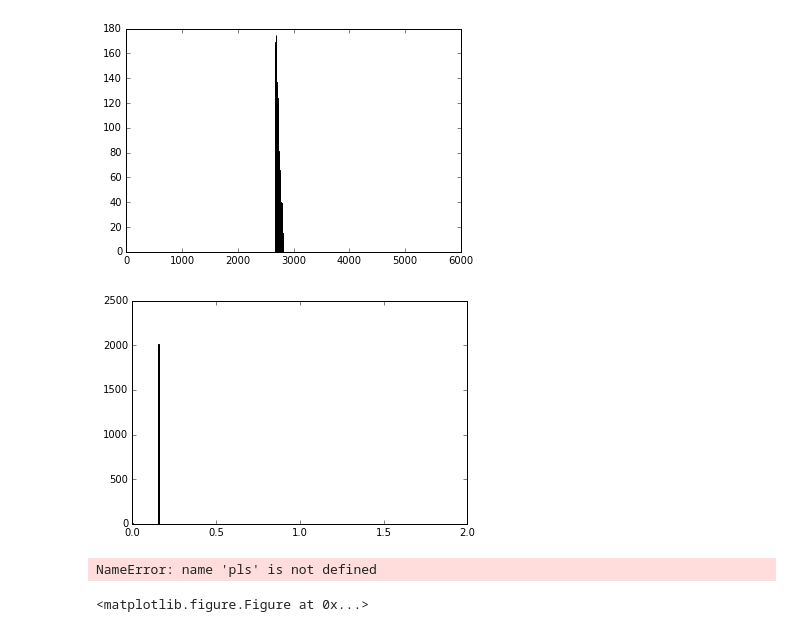
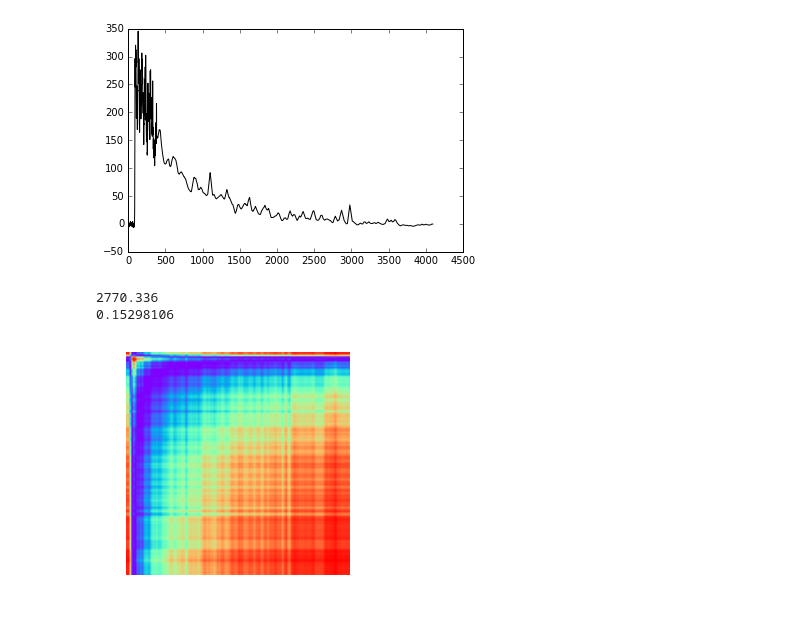
Before and after one commit to hareyakana/Script_For_TS_Keras, a Jupyter notebook: Event_Viewer.ipynb, the cells around one changed output. Cells and saved outputs as stored; diff of their text form; code cells hidden in the pictures.

```diff
--- a/Event_Viewer.ipynb
+++ b/Event_Viewer.ipynb
@@ -39,33 +39,34 @@ def reader_lone(path,branch):
 # %%
 waveforms = reader_pmtall(file)
 energy = reader(file,"Energy",1)
 ratio4us = reader_lone(file,"Ratio4us")
 length = len(waveforms)
 psdpara1 = reader(file,"PSDPara",1)
 
-plt.figure()
-plt.hist(energy,bins=np.arange(0,6000,5))
-plt.show()
+# plt.figure()
+# plt.hist(energy,bins=np.arange(0,6000,5))
+# plt.show()
 
-plt.figure()
-plt.hist(ratio4us,bins=np.arange(0,2,0.01))
-plt.show()
+# plt.figure()
+# plt.hist(ratio4us,bins=np.arange(0,2,0.01))
+# plt.show()
 
-plt.figure()
-pls.hist(psdpara1)
-plt.show()
+# plt.figure()
+# plt.hist(psdpara1)
+# plt.show()
 
-for i in range(20):
-    k = np.random.randint(length)
+for i in range(1):
+    k = i#np.random.randint(length)
     plt.figure()
-    plt.plot(np.arange(4096),waveforms[k])
+    plt.plot(np.arange(4096),waveforms[k],color="k")
+    plt.savefig("waveforms/ref.png")
     plt.show()
     print(energy[k])
     print(ratio4us[k])
     plot_gasf(waveforms[k], image_size=128, overlapping=False, scale='-1')
     plt.show()
 # %% [output]
-[figure, old version]
+[figure, new version]
+2770.336
+0.15298106
-[figure, old version]
+[figure, new version]
-NameError: name 'pls' is not defined
-<matplotlib.figure.Figure at 0x...>
```
Also changed, not shown: parts of 1 cell of this notebook, 3 other files.
